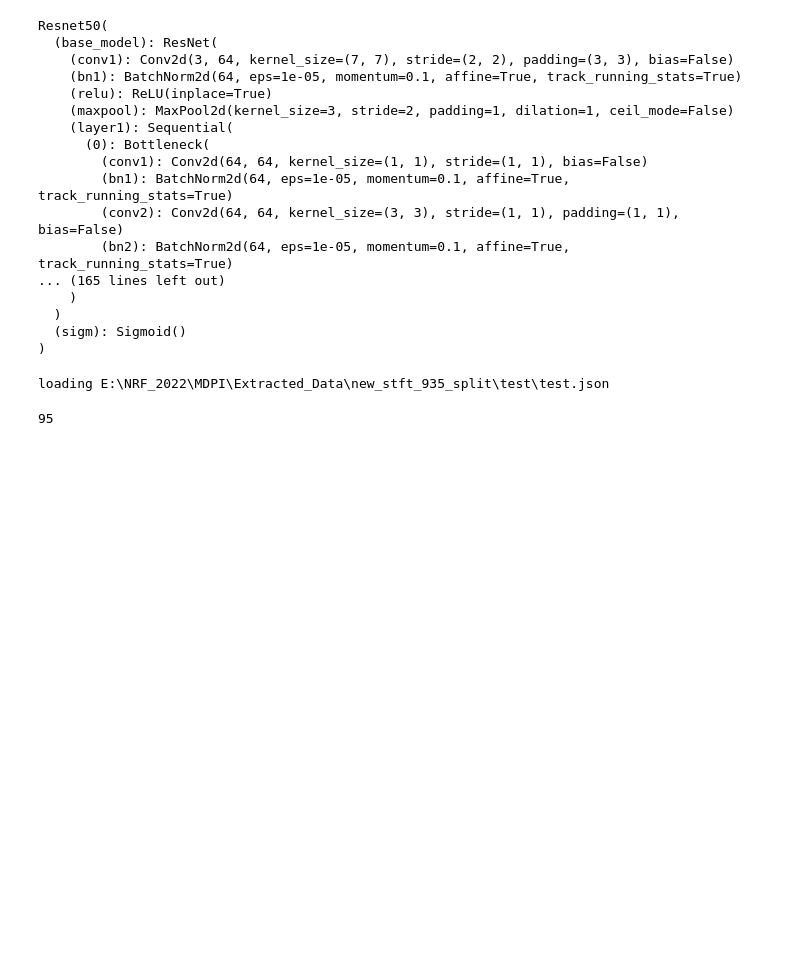
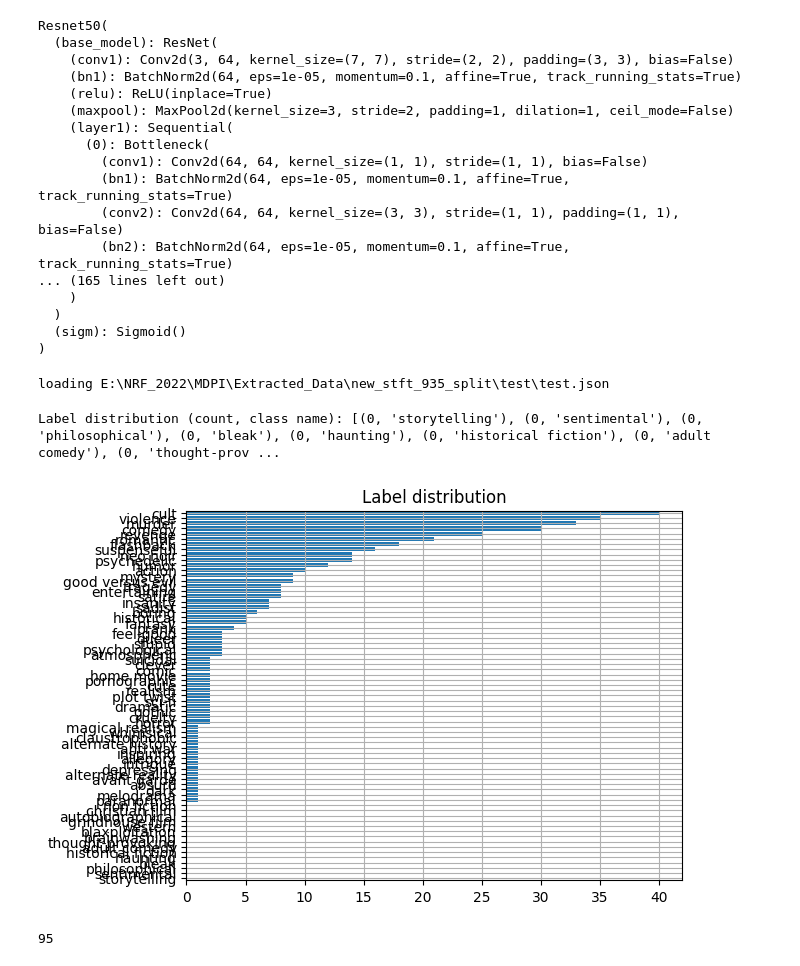
Before and after one commit to sylee97/Automatic-Movie-Tagging, a Jupyter notebook: train5.ipynb, the cells around one changed output. Saved outputs shown, nothing was run; the diff lists cells and outputs as text; code cells hidden in the pictures; blank space fills up the shorter version.

```diff
--- a/train5.ipynb
+++ b/train5.ipynb
@@ -491,6 +505,25 @@ test_dataloader = DataLoader(test_dataset, batch_size=batch_size,
                                 num_workers=num_workers)
 # %% [output]
 loading E:\NRF_2022\MDPI\Extracted_Data\new_stft_935_split\test\test.json
+# %%
+# Calculate label distribution for the entire dataset (train + val)
+samples = test_dataset.annos
+samples = np.array(samples)
+with printoptions(precision=3, suppress=True):
+    class_counts = np.sum(samples, axis=0)
+    # Sort labels according to their frequency in the dataset.
+    sorted_ids = np.array([i[0] for i in sorted(enumerate(class_counts), key=lambda x: x[1])], dtype=int)
+    print('Label distribution (count, class name):', list(zip(class_counts[sorted_ids].astype(int), np.array(test_dataset.classes)[sorted_ids])))
+    # plt.barh(range(len(dataset_val.classes)), width=class_counts[sorted_ids])
+    plt.barh(range(len(test_dataset.classes)), width=class_counts[sorted_ids])
+    plt.yticks(range(len(test_dataset.classes)), np.array(test_dataset.classes)[sorted_ids])
+    plt.gca().margins(y=0)
+    plt.grid()
+    plt.title('Label distribution')
+    plt.show()
+# %% [output]
+Label distribution (count, class name): [(0, 'storytelling'), (0, 'sentimental'), (0, 'philosophical'), (0, 'bleak'), (0, 'haunting'), (0, 'historical fiction'), (0, 'adult comedy'), (0, 'thought-prov ...
+[figure, added]
 # %%
 # def inference(model, test_loader, device):
 #     model.to(device)
```
Also changed, not shown: parts of 27 cells of this notebook.
